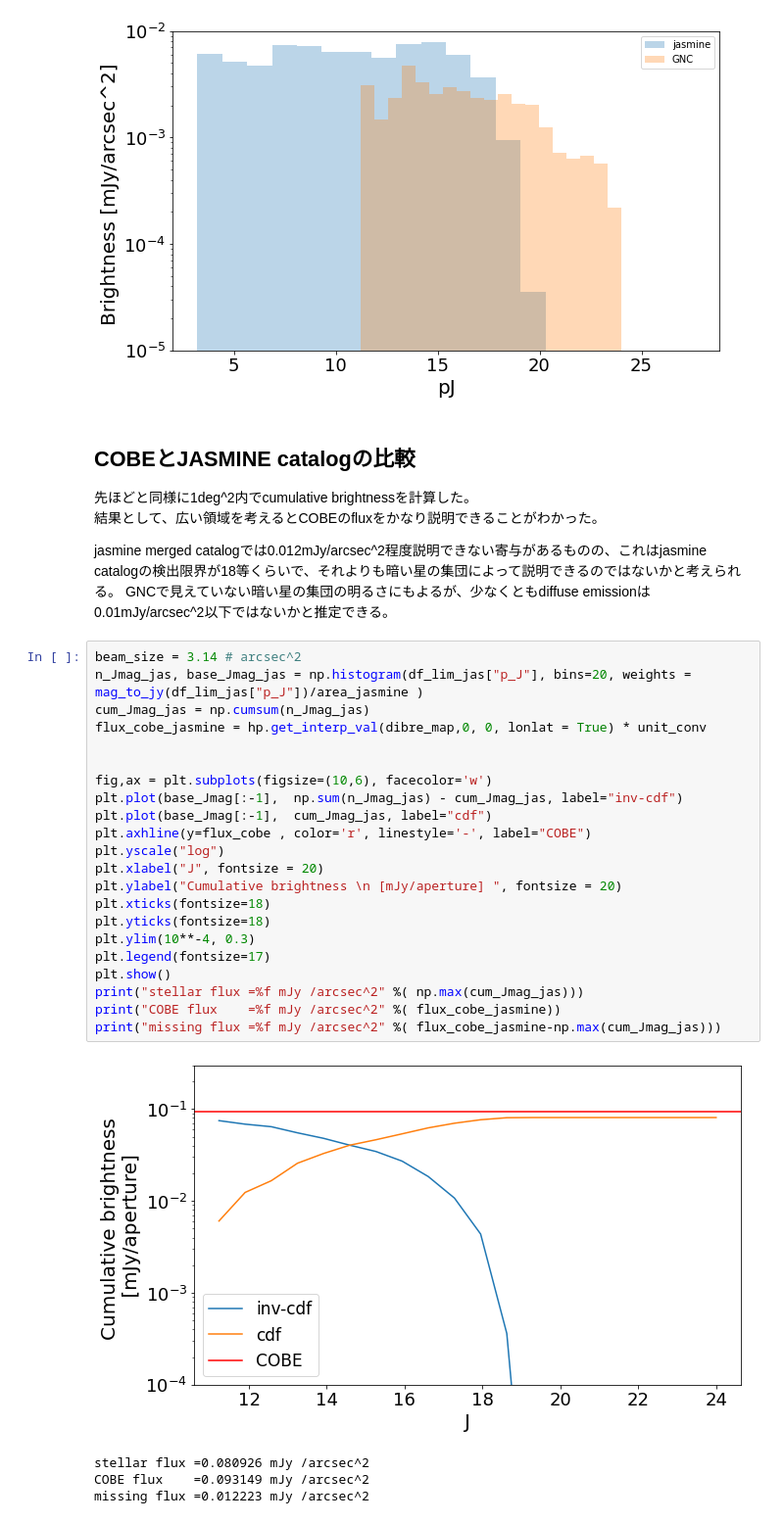
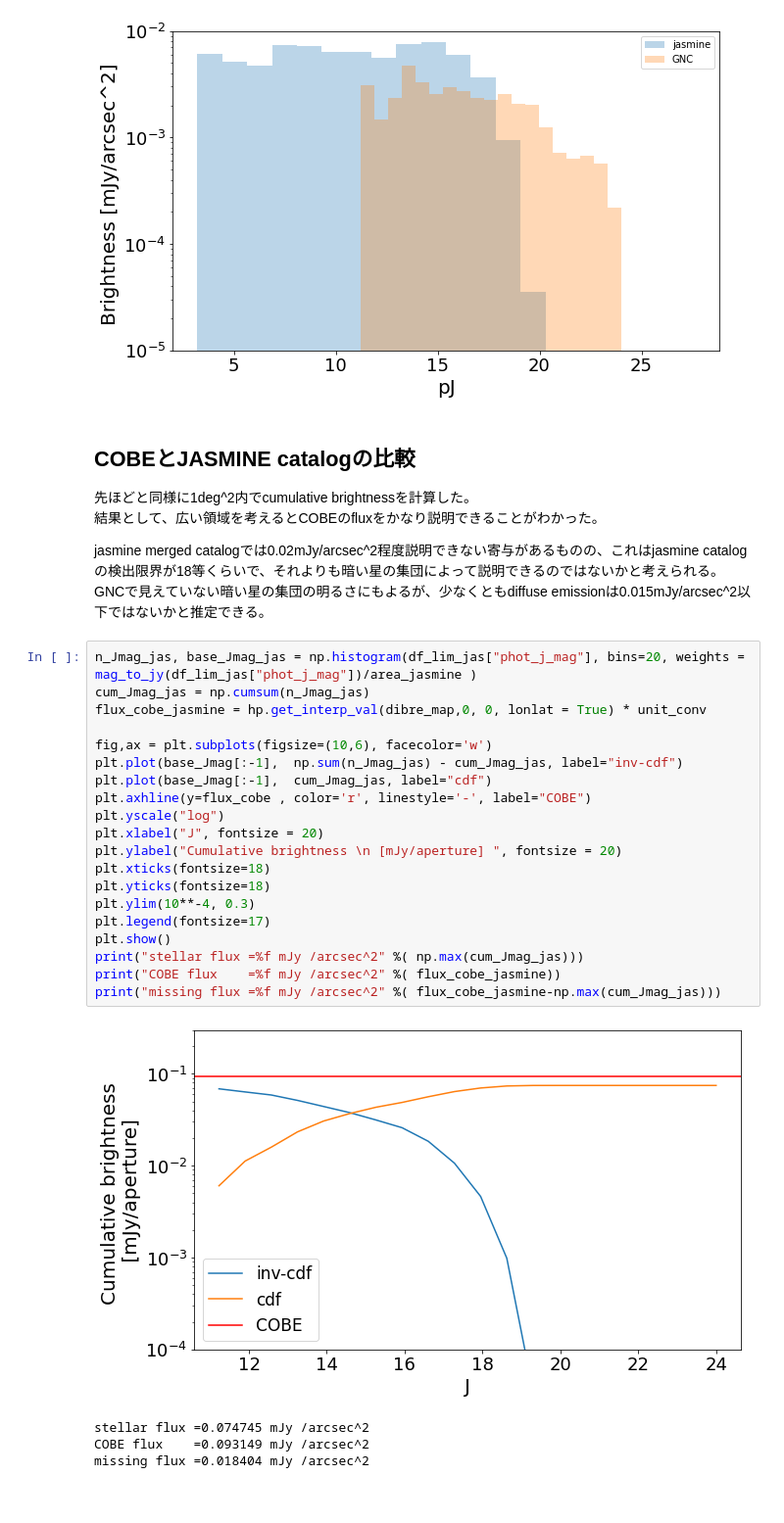
Before and after one commit to 2ndmk2/jasmine_galcen, a Jupyter notebook: GNC_jasmine_COBE.ipynb, the cells around one changed output. Shown at 98% size. Drawn from its saved outputs; the diff is of its cells as text.

```diff
--- a/GNC_jasmine_COBE.ipynb
+++ b/GNC_jasmine_COBE.ipynb
@@ -468,32 +465,30 @@ plt.show()
 先ほどと同様に1deg^2内でcumulative brightnessを計算した。
 結果として、広い領域を考えるとCOBEのfluxをかなり説明できることがわかった。
 
-jasmine merged catalogでは0.012mJy/arcsec^2程度説明できない寄与があるものの、これはjasmine catalogの検出限界が18等くらいで、それよりも暗い星の集団によって説明できるのではないかと考えられる。
-GNCで見えていない暗い星の集団の明るさにもよるが、少なくともdiffuse emissionは0.01mJy/arcsec^2以下ではないかと推定できる。
+jasmine merged catalogでは0.02mJy/arcsec^2程度説明できない寄与があるものの、これはjasmine catalogの検出限界が18等くらいで、それよりも暗い星の集団によって説明できるのではないかと考えられる。
+GNCで見えていない暗い星の集団の明るさにもよるが、少なくともdiffuse emissionは0.015mJy/arcsec^2以下ではないかと推定できる。
 # %%
-beam_size = 3.14 # arcsec^2
-n_Jmag_jas, base_Jmag_jas = np.histogram(df_lim_jas["p_J"], bins=20, weights = mag_to_jy(df_lim_jas["p_J"])/area_jasmine )
+n_Jmag_jas, base_Jmag_jas = np.histogram(df_lim_jas["phot_j_mag"], bins=20, weights = mag_to_jy(df_lim_jas["phot_j_mag"])/area_jasmine )
 cum_Jmag_jas = np.cumsum(n_Jmag_jas)
 flux_cobe_jasmine = hp.get_interp_val(dibre_map,0, 0, lonlat = True) * unit_conv
-
 
 fig,ax = plt.subplots(figsize=(10,6), facecolor='w')
 plt.plot(base_Jmag[:-1],  np.sum(n_Jmag_jas) - cum_Jmag_jas, label="inv-cdf")
 plt.plot(base_Jmag[:-1],  cum_Jmag_jas, label="cdf")
 plt.axhline(y=flux_cobe , color='r', linestyle='-', label="COBE")
 plt.yscale("log")
 plt.xlabel("J", fontsize = 20)
 plt.ylabel("Cumulative brightness \n [mJy/aperture] ", fontsize = 20)
 plt.xticks(fontsize=18)
 plt.yticks(fontsize=18)
 plt.ylim(10**-4, 0.3)
 plt.legend(fontsize=17)
 plt.show()
 print("stellar flux =%f mJy /arcsec^2" %( np.max(cum_Jmag_jas)))
 print("COBE flux    =%f mJy /arcsec^2" %( flux_cobe_jasmine))
 print("missing flux =%f mJy /arcsec^2" %( flux_cobe_jasmine-np.max(cum_Jmag_jas)))
 # %% [output]
-[figure, old version]
+[figure, new version]
-stellar flux =0.080926 mJy /arcsec^2
+stellar flux =0.074745 mJy /arcsec^2
 COBE flux    =0.093149 mJy /arcsec^2
-missing flux =0.012223 mJy /arcsec^2
+missing flux =0.018404 mJy /arcsec^2
```
Also changed, not shown: parts of 4 cells of this notebook.
